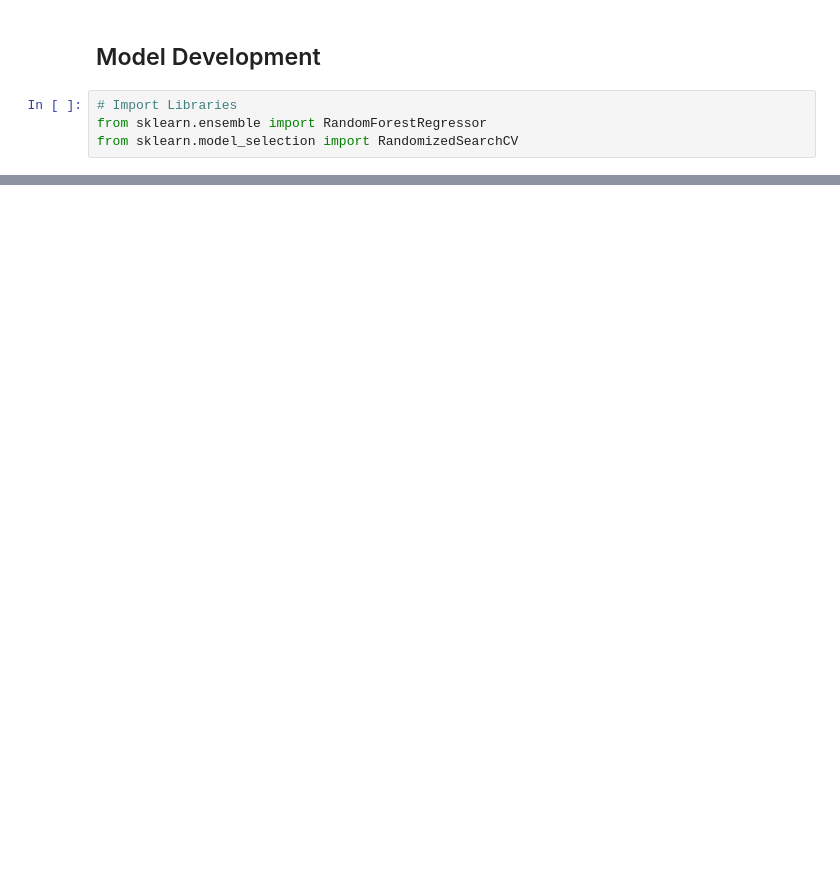
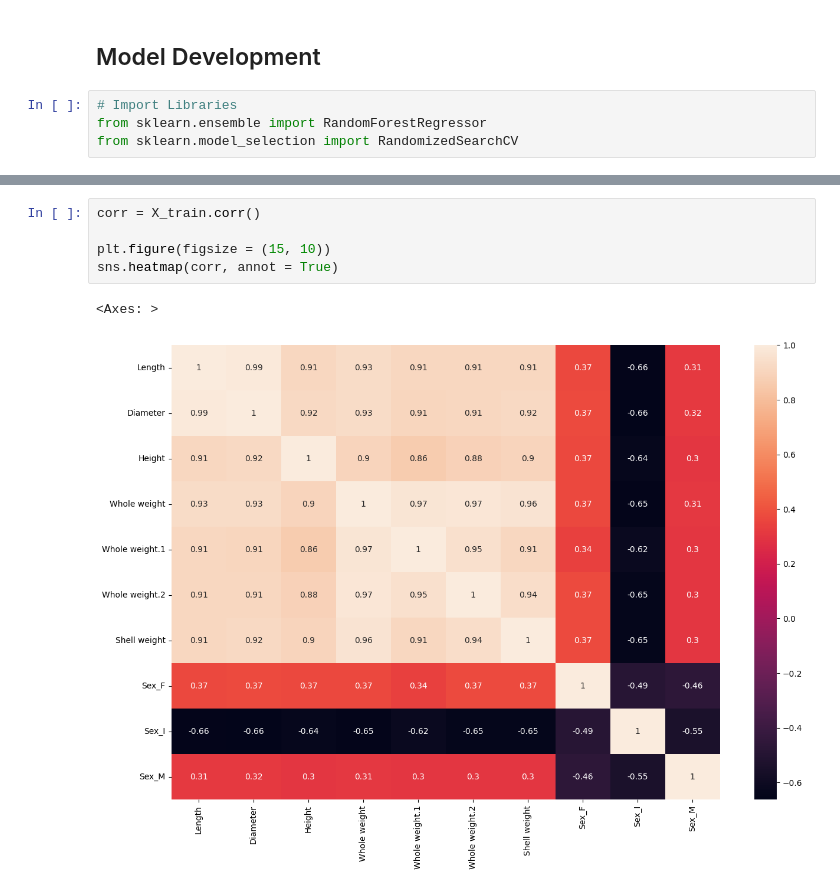
Before and after one commit to BryanKongXJ/Abalone_Rings_Prediction, a Jupyter notebook: Abalone_notebook.ipynb, the cells around one changed output, grey strips where cells are left out. Drawn from its saved outputs; the diff is of its cells as text; blank space fills up the shorter version.

```diff
--- a/Abalone_notebook.ipynb
+++ b/Abalone_notebook.ipynb
@@ -156,0 +209,8 @@ R^2 (val): 0.6484721626710737
+# %%
+corr = X_train.corr()
+
+plt.figure(figsize = (15, 10))
+sns.heatmap(corr, annot = True)
+# %% [output]
+<Axes: >
+[figure, added]
```
Also changed, not shown: parts of 15 cells of this notebook.
